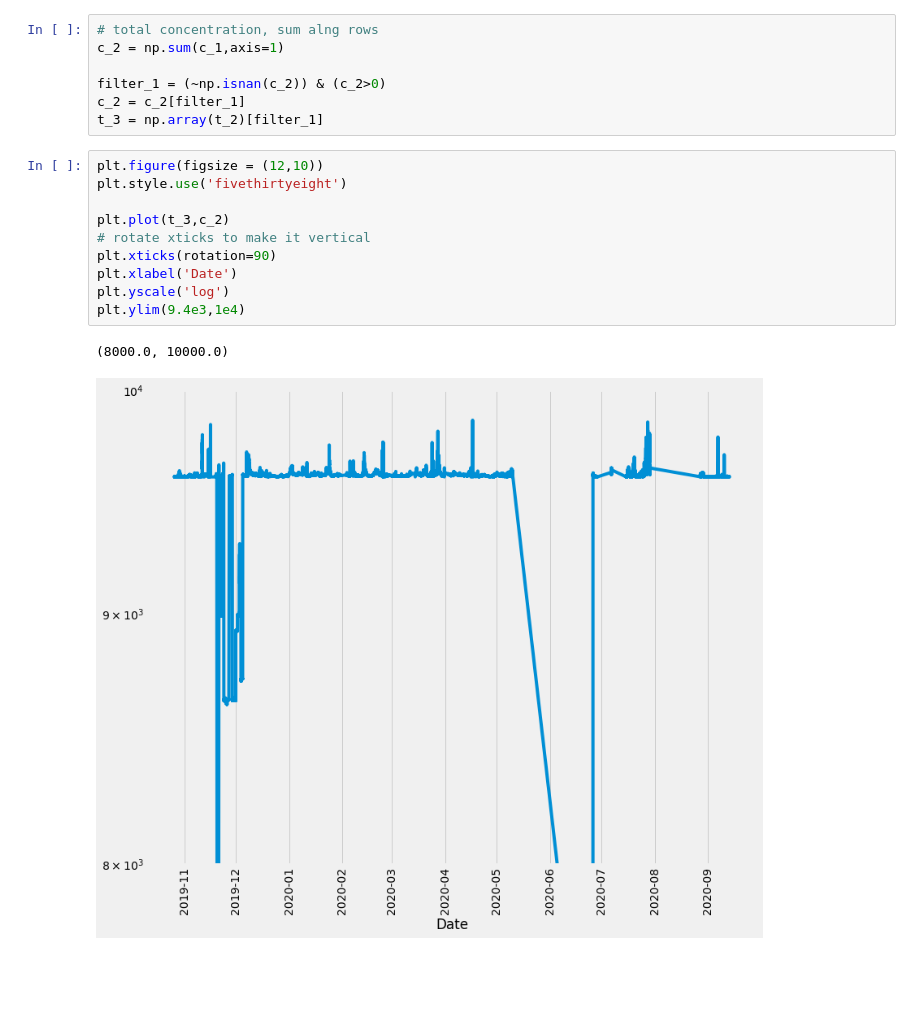
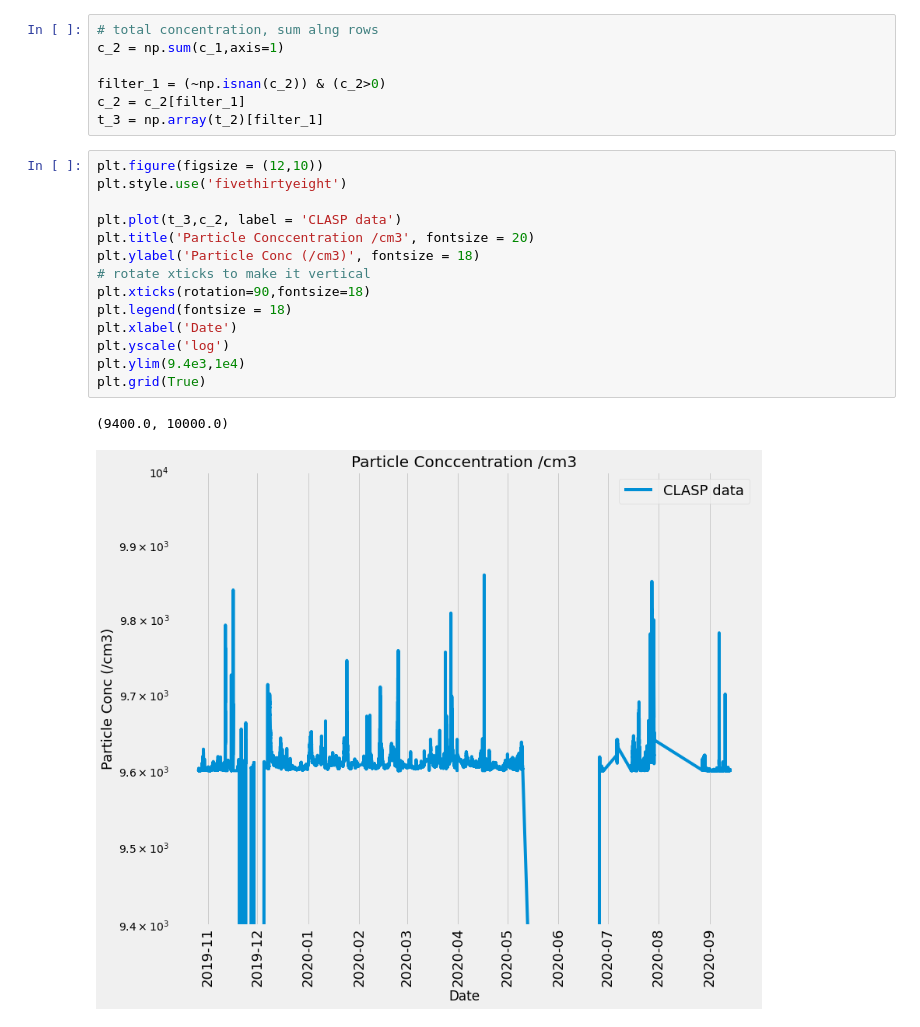
Before and after one commit to bazilsky/Snow-Analysis, a Jupyter notebook: SP_PDF_gamma_FreyACP2019/gamma_blowsea2/CLASP/read_CLASP_2.ipynb, the cells around one changed output. Cells and saved outputs as stored; diff of their text form; blank space fills up the shorter version.

```diff
--- a/SP_PDF_gamma_FreyACP2019/gamma_blowsea2/CLASP/read_CLASP_2.ipynb
+++ b/SP_PDF_gamma_FreyACP2019/gamma_blowsea2/CLASP/read_CLASP_2.ipynb
@@ -30,13 +30,17 @@ t_3 = np.array(t_2)[filter_1]
 # %%
 plt.figure(figsize = (12,10))
 plt.style.use('fivethirtyeight')
 
-plt.plot(t_3,c_2)
+plt.plot(t_3,c_2, label = 'CLASP data')
+plt.title('Particle Conccentration /cm3', fontsize = 20)
+plt.ylabel('Particle Conc (/cm3)', fontsize = 18)
 # rotate xticks to make it vertical
-plt.xticks(rotation=90)
+plt.xticks(rotation=90,fontsize=18)
+plt.legend(fontsize = 18)
 plt.xlabel('Date')
 plt.yscale('log')
 plt.ylim(9.4e3,1e4)
+plt.grid(True)
 # %% [output]
-(8000.0, 10000.0)
+(9400.0, 10000.0)
-[figure, old version]
+[figure, new version]
```
Also changed, not shown: 47 other files.
